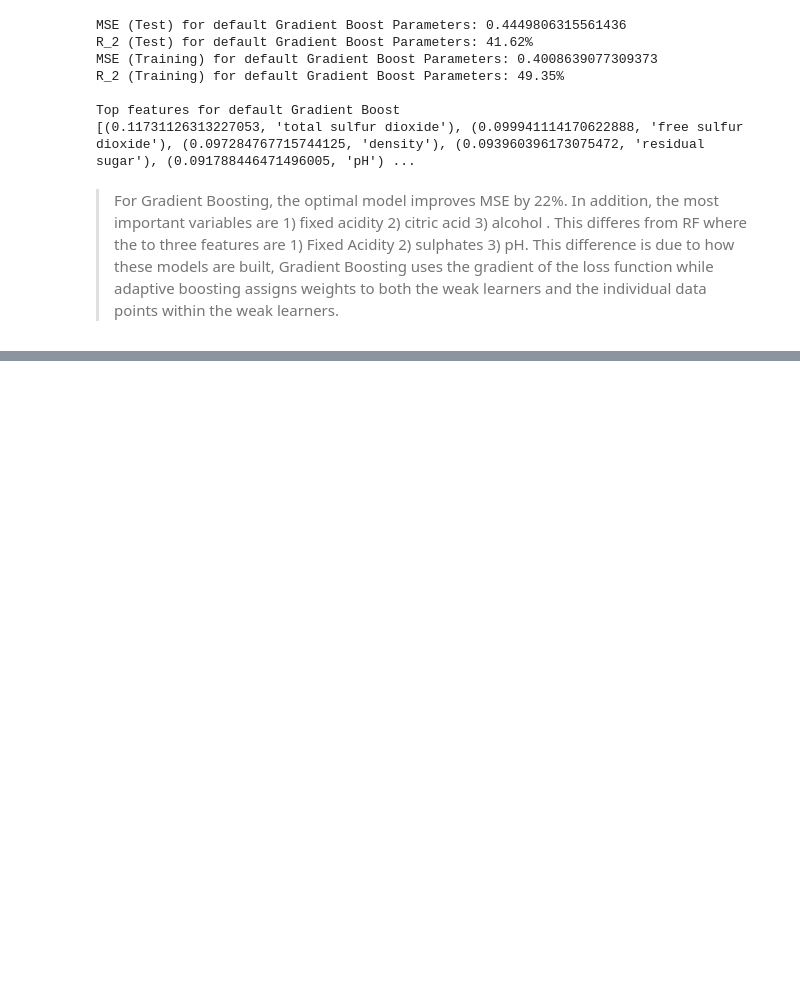
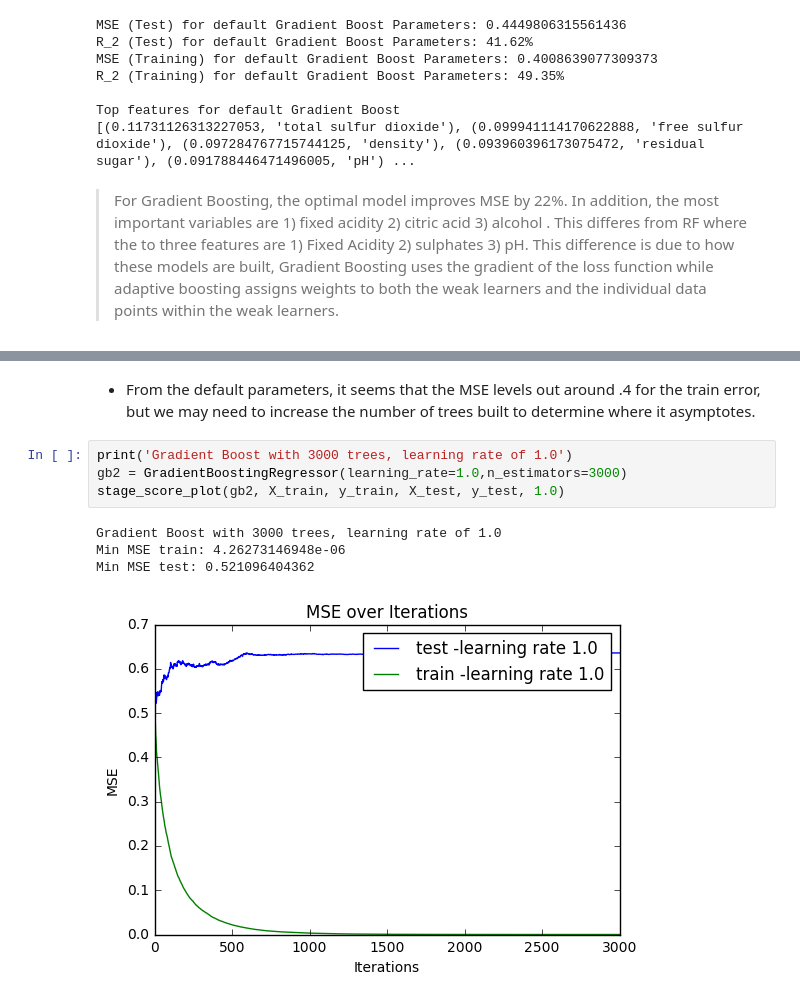
Before and after one commit to jonhilgart22/Galvanize-Machine-Learning-I, a Jupyter notebook: SkillsTest2-Jonathan-Hilgart.ipynb, the cells around one changed output, grey strips where cells are left out. Saved outputs shown, nothing was run; the diff lists cells and outputs as text; blank space fills up the shorter version.

```diff
--- a/SkillsTest2-Jonathan-Hilgart.ipynb
+++ b/SkillsTest2-Jonathan-Hilgart.ipynb
@@ -433,0 +495,11 @@ Top features for default Gradient Boost
+# %% [markdown]
+- From the default parameters, it seems that the MSE levels out around .4 for the train error, but we may need to increase the number of trees built to determine where it asymptotes.
+# %%
+print('Gradient Boost with 3000 trees, learning rate of 1.0')
+gb2 = GradientBoostingRegressor(learning_rate=1.0,n_estimators=3000)
+stage_score_plot(gb2, X_train, y_train, X_test, y_test, 1.0)
+# %% [output]
+Gradient Boost with 3000 trees, learning rate of 1.0
+Min MSE train: 4.26273146948e-06
+Min MSE test: 0.521096404362
+[figure, added]
```
Also changed, not shown: parts of 25 cells of this notebook, 3 other files.
